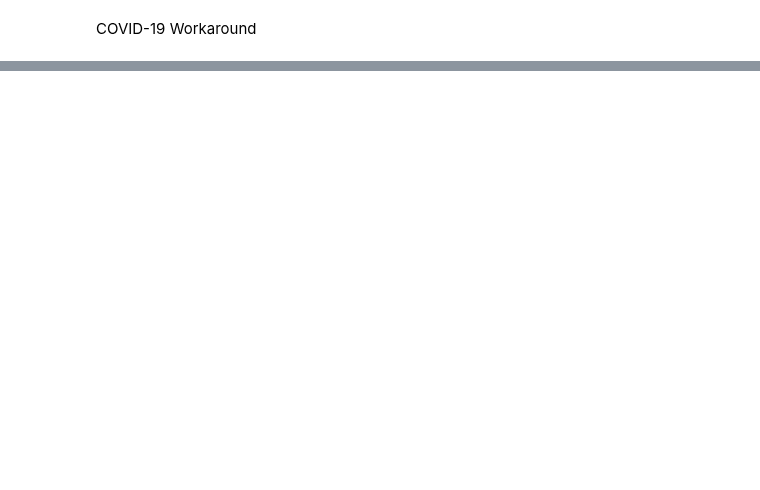
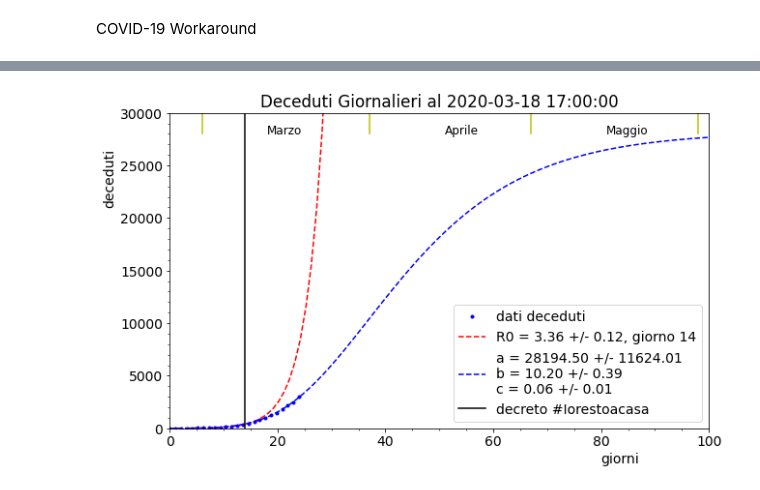
Before and after one commit to lorenzopaolucci/studenti, a Jupyter notebook: covid19.ipynb, the cells around one changed output, grey strips where cells are left out. Drawn from its saved outputs; the diff is of its cells as text; code cells hidden in the pictures; blank space fills up the shorter version.

```diff
--- a/covid19.ipynb
+++ b/covid19.ipynb
@@ -108,0 +121,37 @@ plt.show()
+# %%
+x = np.linspace(0, len(df['data']), len(df['data']))
+# confronto con la Gompertz
+max_exp_fit = 14
+popt_e,pcov_e = curve_fit(Exp,x[x<max_exp_fit], df['deceduti'][x<max_exp_fit], p0=[1,2])
+perr_e = np.sqrt(np.diag(pcov_e))
+max_gom_fit = 12
+popt_g,pcov_g = curve_fit(Gompertz,x[x>max_gom_fit], df['deceduti'][x>max_gom_fit], p0=[4500.,20., 0.01])
+perr_g = np.sqrt(np.diag(pcov_g))
+
+fig, ax = plt.subplots(figsize=(10,6))
+ax.plot(x, df['deceduti'], 'b.', label='dati deceduti')
+x=np.linspace(0,100,100)
+ax.plot(x, Exp(x, *popt_e), 'r--', label='R0 = {0:.2f} +/- {1:.2f}, giorno {2:d}'.format(popt_e[1], perr_e[1], max_exp_fit))
+ax.plot(x, Gompertz(x, *popt_g), 'b--', label='a = {0:.2f} +/- {1:.2f}\nb = {2:.2f} +/- {3:.2f} \
+\nc = {4:.2f} +/- {5:.2f}'.format(popt_g[0], perr_g[0], popt_g[1], perr_g[1], popt_g[2], perr_g[2]))
+
+
+#ax.set_yscale('log')
+ax.set_xlim(0,100)
+ax.set_ylim(0,30000)
+ax.plot([14,14], [0,30000], 'k-', label='decreto #Iorestoacasa')
+ax.plot([6,6], [28000,30000], 'y-')
+ax.plot([6+31,6+31], [28000,30000], 'y-')
+ax.plot([6+31+30,6+31+30], [28000,30000], 'y-')
+ax.plot([6+31+30+31,6+31+30+31], [28000,30000], 'y-')
+ax.text(6+12, 28000, 'Marzo', fontsize=12)
+ax.text(6+45, 28000, 'Aprile', fontsize=12)
+ax.text(6+75, 28000, 'Maggio', fontsize=12)
+ax.legend(loc=4)
+ax.set_title('Deceduti Giornalieri al '+str(np.array(df['data'])[-1]))
+ax.set_xlabel('giorni', horizontalalignment = 'left', x=0.8)
+ax.set_ylabel('deceduti', horizontalalignment = 'left', y=0.7)
+plt.minorticks_on()
+plt.show()
+# %% [output]
+[figure, added]
```
Also changed, not shown: parts of 15 cells of this notebook.
